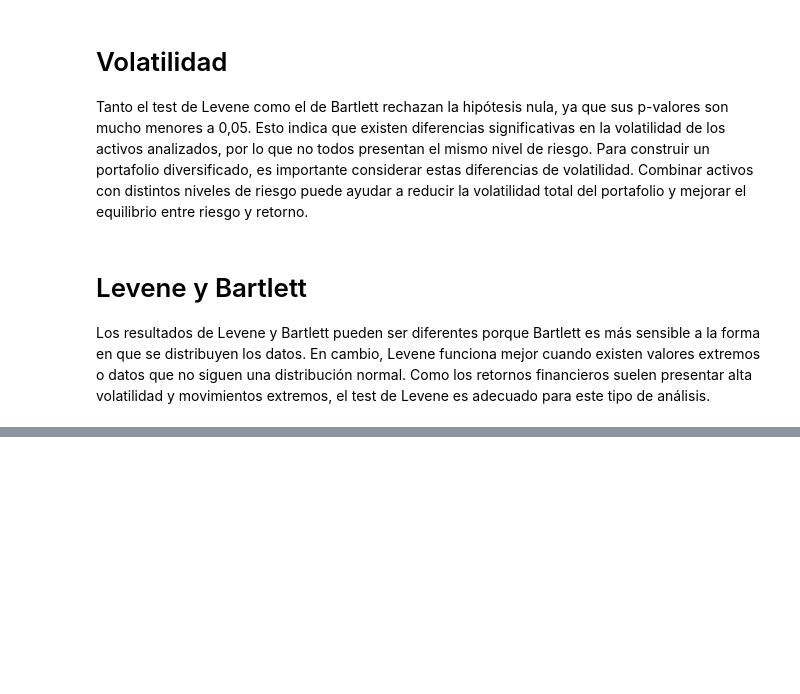
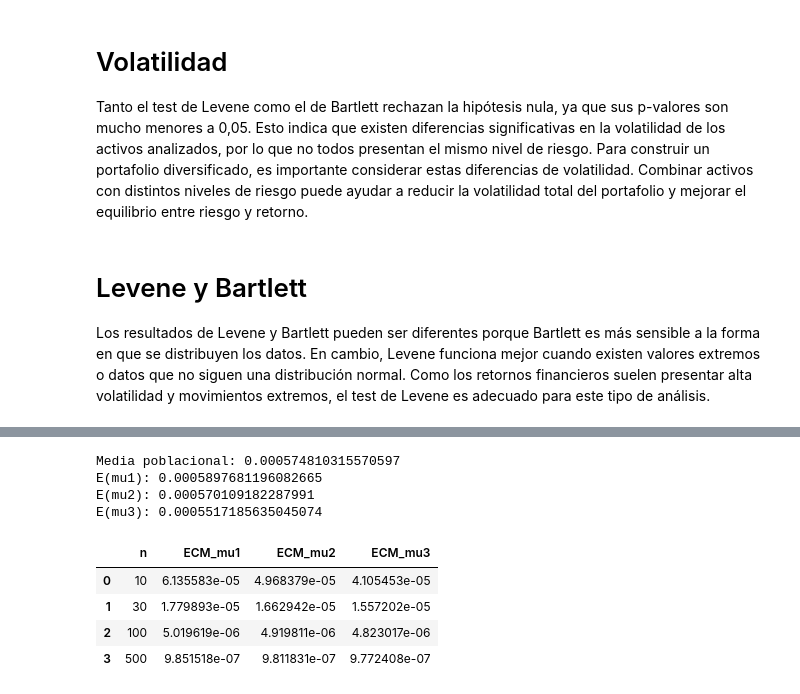
Before and after one commit to Antoniacifuentes/ds_finance_cifuentes, a Jupyter notebook: notebooks/hw2.ipynb, the cells around one changed output, grey strips where cells are left out. Drawn from its saved outputs; the diff is of its cells as text; code cells hidden in the pictures; blank space fills up the shorter version.

```diff
--- a/notebooks/hw2.ipynb
+++ b/notebooks/hw2.ipynb
@@ -646,0 +773,67 @@ Como los retornos financieros suelen presentar alta volatilidad y movimientos ex
+# %%
+# Retornos de AMZN
+amzn = retornos_simples["AMZN"].dropna()
+
+mu_real = amzn.mean()
+
+n = 30
+n_sim = 10000
+
+mu1 = []
+mu2 = []
+mu3 = []
+
+for _ in range(n_sim):
+
+    muestra = np.random.choice(amzn, size=n, replace=True)
+
+    mu1.append(np.sum(muestra)/(n-1))
+    mu2.append(np.sum(muestra)/n)
+    mu3.append(np.sum(muestra)/(n+1))
+
+print("Media poblacional:", mu_real)
+print("E(mu1):", np.mean(mu1))
+print("E(mu2):", np.mean(mu2))
+print("E(mu3):", np.mean(mu3))
+# %% [output]
+Media poblacional: 0.000574810315570597
+E(mu1): 0.0005897681196082665
+E(mu2): 0.000570109182287991
+E(mu3): 0.0005517185635045074
+# %%
+tamanos = [10, 30, 100, 500]
+n_sim = 10000
+
+ecm_resultados = []
+
+for n in tamanos:
+    mu1 = []
+    mu2 = []
+    mu3 = []
+
+    for _ in range(n_sim):
+        muestra = np.random.choice(amzn, size=n, replace=True)
+
+        est1 = np.sum(muestra) / (n - 1)
+        est2 = np.sum(muestra) / n
+        est3 = np.sum(muestra) / (n + 1)
+
+        mu1.append(est1)
+        mu2.append(est2)
+        mu3.append(est3)
+
+    ecm_resultados.append({
+        "n": n,
+        "ECM_mu1": np.mean((np.array(mu1) - mu_real) ** 2),
+        "ECM_mu2": np.mean((np.array(mu2) - mu_real) ** 2),
+        "ECM_mu3": np.mean((np.array(mu3) - mu_real) ** 2)
+    })
+
+ecm_df = pd.DataFrame(ecm_resultados)
+ecm_df
+# %% [output]
+|  | n | ECM_mu1 | ECM_mu2 | ECM_mu3 |
+| 0 | 10 | 6.135583e-05 | 4.968379e-05 | 4.105453e-05 |
+| 1 | 30 | 1.779893e-05 | 1.662942e-05 | 1.557202e-05 |
+| 2 | 100 | 5.019619e-06 | 4.919811e-06 | 4.823017e-06 |
+| 3 | 500 | 9.851518e-07 | 9.811831e-07 | 9.772408e-07 |
```
Also changed, not shown: parts of 12 cells of this notebook.
